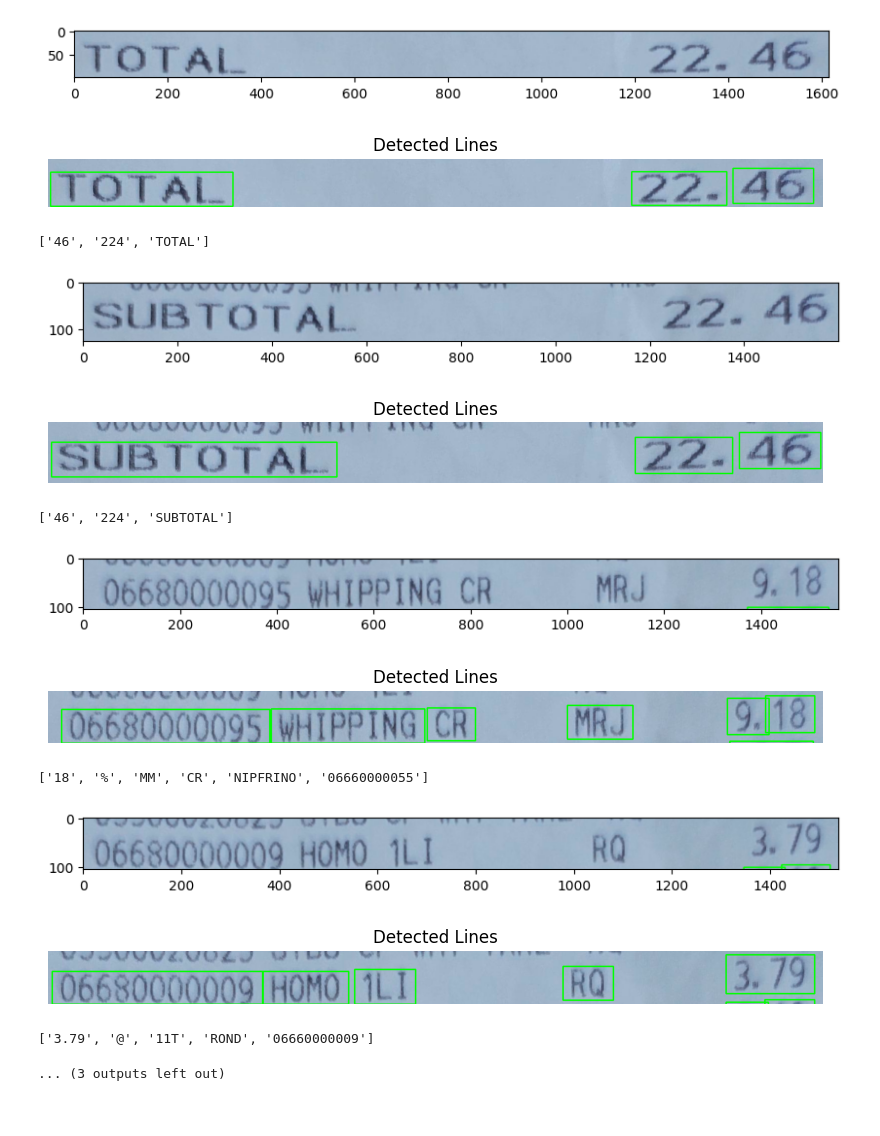
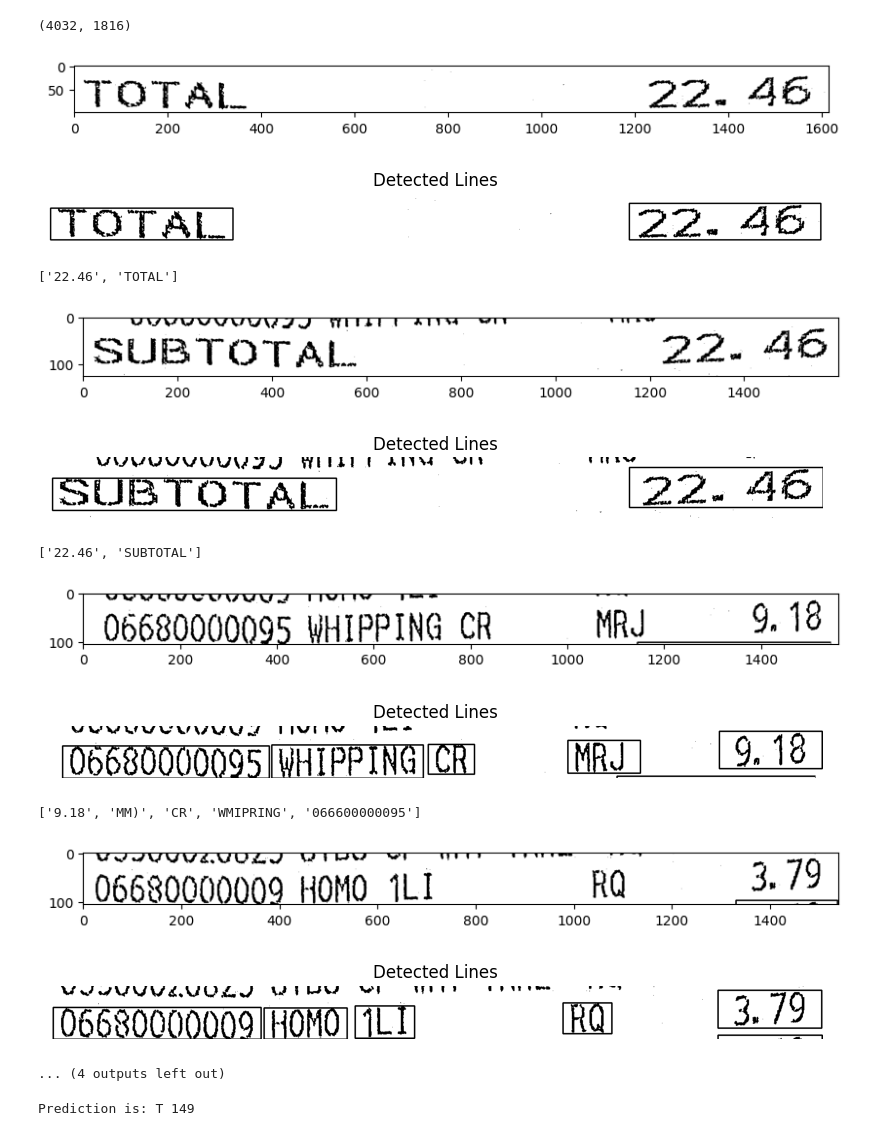
Before and after one commit to kcccr123/receipt-scanner-backend, a Jupyter notebook: RCNN/YOLO_connection.ipynb, the cells around one changed output. Cells and saved outputs as stored; diff of their text form; code cells hidden in the pictures.

Commit message:
Integrated updated models into server

```diff
--- a/RCNN/YOLO_connection.ipynb
+++ b/RCNN/YOLO_connection.ipynb
@@ -9 +1,30 @@ from matplotlib import pyplot as plt
+# %%
+import cv2
+import numpy as np
+import onnxruntime as ort
+from collections import deque
+from modelArc import CRNN
+from itertools import groupby
+from matplotlib import pyplot as plt
+from skimage.filters import threshold_local
+import torch
+
+def bw_scanner(image):
+    gray = cv2.cvtColor(image, cv2.COLOR_BGR2GRAY)
+    T = threshold_local(gray, 21, offset = 5, method = "gaussian")
+    return (gray > T).astype("uint8") * 255
+
+def preprocess_image(image):
+    # Load the image using OpenCV
+    # gray = cv2.cvtColor(image, cv2.COLOR_BGR2GRAY)
+    blur = cv2.GaussianBlur(image, (3,3), 0)
+
+    thresh = cv2.threshold(blur, 0, 255, cv2.THRESH_BINARY_INV + cv2.THRESH_OTSU)[1]
+
+    # Morph open to remove noise and invert image
+    kernel = cv2.getStructuringElement(cv2.MORPH_RECT, (3,3))
+    opening = cv2.morphologyEx(thresh, cv2.MORPH_OPEN, kernel, iterations=1)
+    invert = 255 - opening
+
+    return invert
 # %%
@@ -89,27 +141,30 @@ class inferencemode:
 # %%
 #overall function
 # testing
 bboxCoord = [[105, 1720, 1415, 1515], [105, 1705, 1235, 1360], [160, 1720, 1155, 1260], [180, 1720, 1070, 1175], [180, 1725, 985, 1095]]
-
+mean = 198.89307
+std = 105.63787
 img_path = r"D:\photos\RCNN4\train\20240706_015503_jpg.rf.480d069b4a243d281112d1daf06b8862.jpg"
 image = cv2.imread(img_path.replace("\\", "/"))
+img = bw_scanner(image)
+print(img.shape)
 
 tester = inferencemode(model_path)
 
-results = tester.run(image, bboxCoord)
+results = tester.run(img, bboxCoord)
 for i in results:
     print(i)
 # %% [output]
+(4032, 1816)
-[figure, old version]
+[figure, new version]
-[figure, old version]
+[figure, new version]
-['46', '224', 'TOTAL']
+['22.46', 'TOTAL']
-[figure, old version]
+[figure, new version]
-[figure, old version]
+[figure, new version]
-['46', '224', 'SUBTOTAL']
+['22.46', 'SUBTOTAL']
-[figure, old version]
+[figure, new version]
-[figure, old version]
+[figure, new version]
-['18', '%', 'MM', 'CR', 'NIPFRINO', '06660000055']
+['9.18', 'MM)', 'CR', 'WMIPRING', '066600000095']
-[figure, old version]
+[figure, new version]
-[figure, old version]
+[figure, new version]
-['3.79', '@', '11T', 'ROND', '06660000009']
-... (3 outputs left out)
+... (4 outputs left out)
@@ -118,0 +171,16 @@ img_path = r"D:\photos\RCNN4\BBOXES\75.jpg"
+# %%
+img_path = r"D:\photos\RCNN4\BBOXES\75.jpg"
+# img_path = r"D:\photos\SORIE\test\0afc0804-7e6e-4e77-ab68-8d9384918be7.jpg"
+# img_path = r"D:\photos\SORIE\test\000b7973-43d8-4071-bcdd-0274f6422771.jpg"
+
+
+image = cv2.imread(img_path.replace("\\", "/"))#np array
+image = bw_scanner(image)
+img_tensor = torch.tensor(image, dtype=torch.float32)
+norm_img = (img_tensor - mean) / std
+image = norm_img.numpy()
+model = inferencemode(model_path)
+prediction_text = model.predict(image)
+print(f"Prediction is: {prediction_text}")
+# %% [output]
+Prediction is: T 149
```
Also changed, not shown: parts of 5 cells of this notebook, 33 other files.
